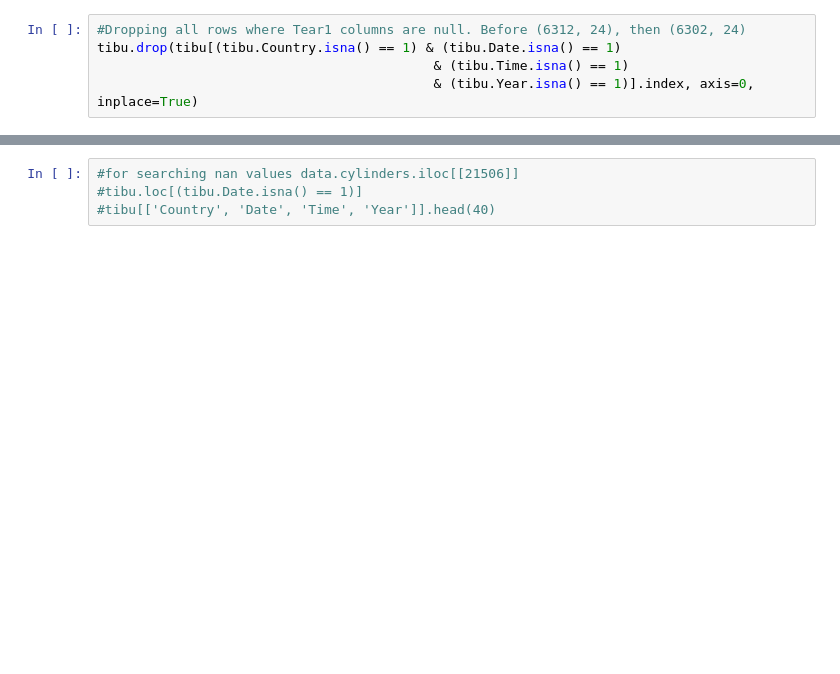
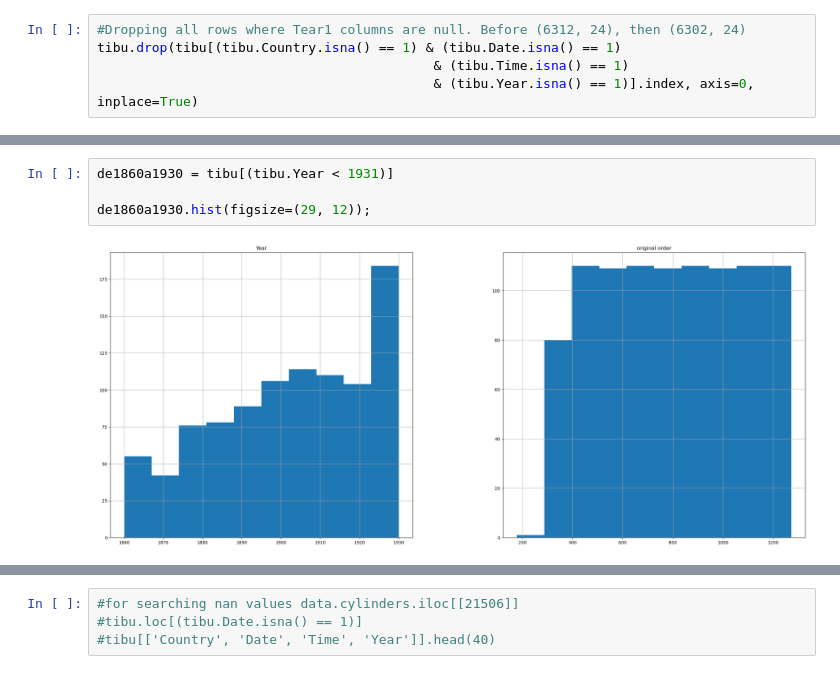
Before and after one commit to santiagofp9/Tiburon-a-la-vista-banista, a Jupyter notebook: Higiene.ipynb, the cells around one changed output, grey strips where cells are left out. Cells and saved outputs as stored; diff of their text form; blank space fills up the shorter version.

```diff
--- a/Higiene.ipynb
+++ b/Higiene.ipynb
@@ -90,0 +159,6 @@ tibu.loc[(tibu.Country.isna() == 1) & (tibu.Time.isna() == 1) & (tibu.Name.isna(
+# %%
+de1860a1930 = tibu[(tibu.Year < 1931)]
+
+de1860a1930.hist(figsize=(29, 12));
+# %% [output]
+[figure, added]
```
Also changed, not shown: parts of 19 cells of this notebook, 2 other files.
